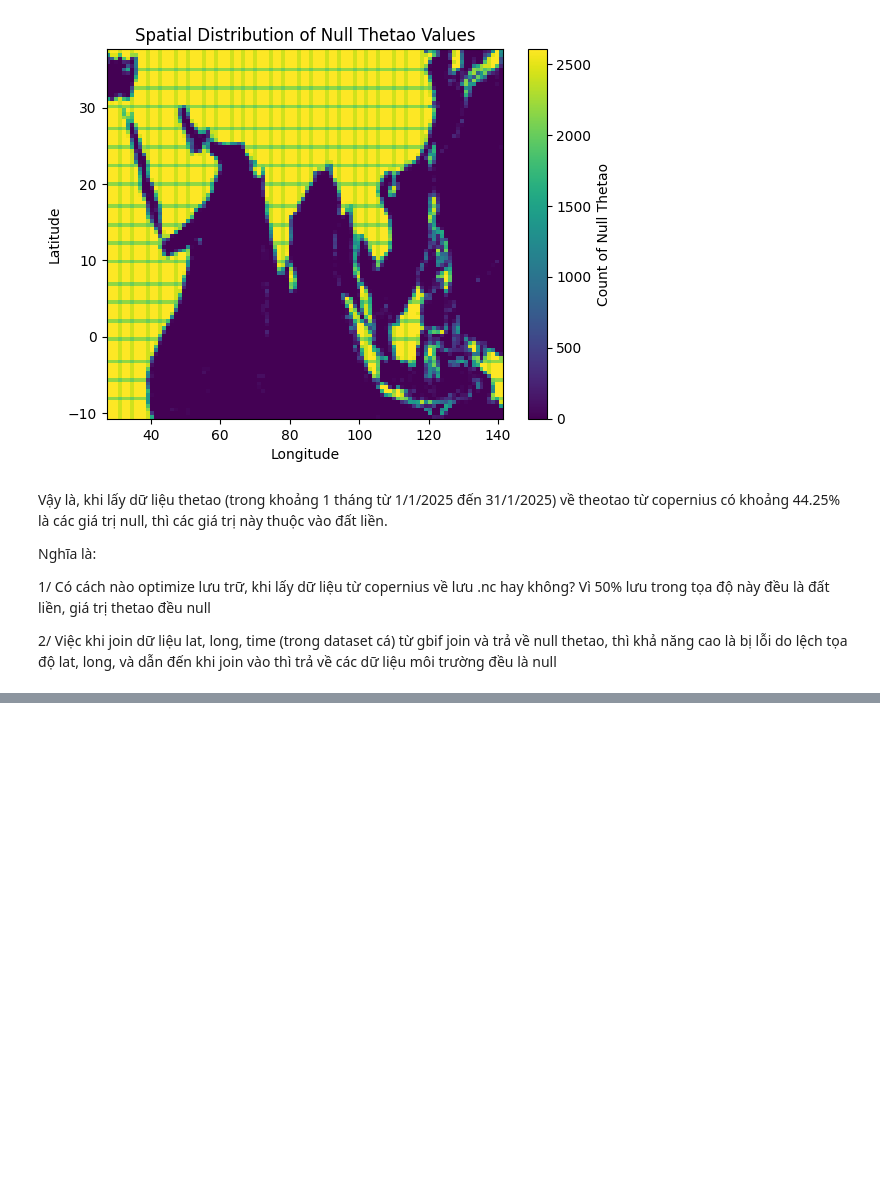
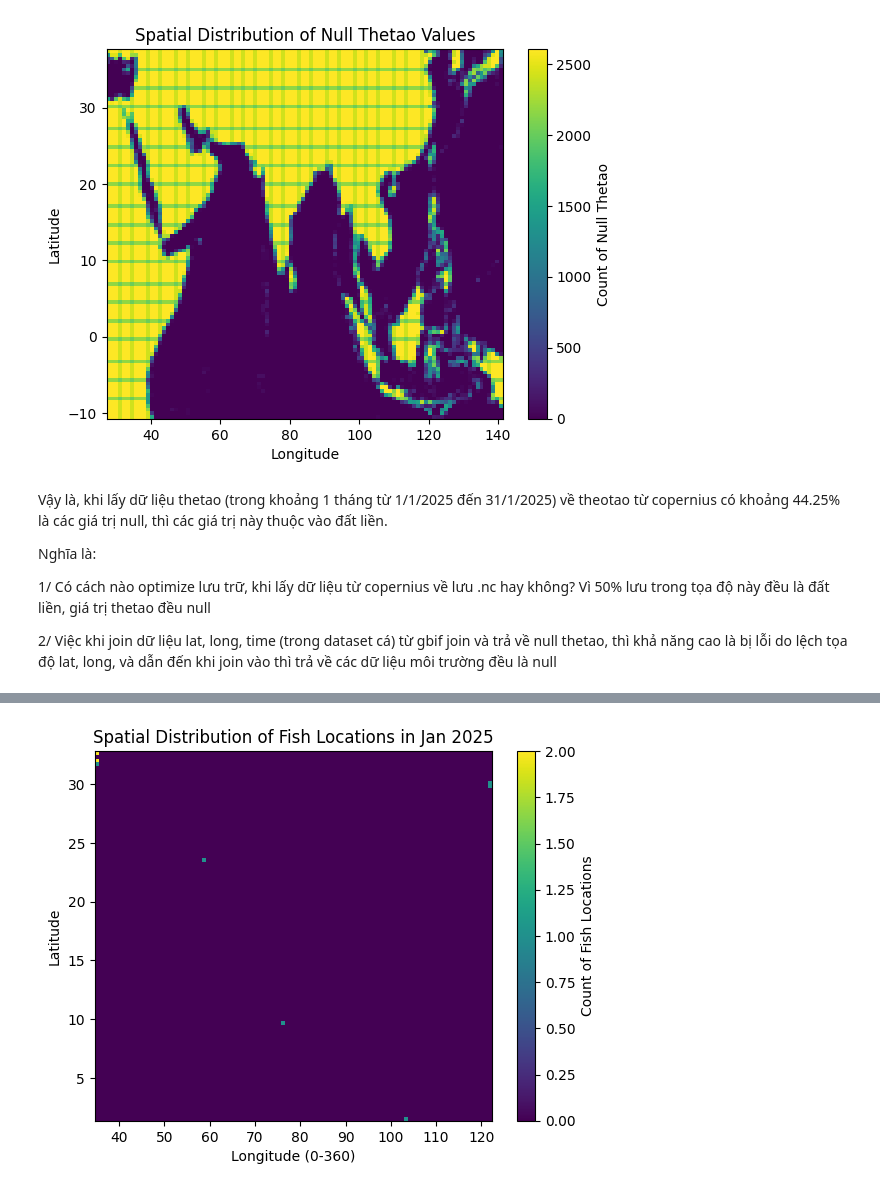
Before and after one commit to anhphuongnguyenquynh/marine-species-distribution-models-labs, a Jupyter notebook: notebook/env_data_thetao_exploration.ipynb, the cells around one changed output, grey strips where cells are left out. Drawn from its saved outputs; the diff is of its cells as text; code cells hidden in the pictures; blank space fills up the shorter version.

```diff
--- a/notebook/env_data_thetao_exploration.ipynb
+++ b/notebook/env_data_thetao_exploration.ipynb
@@ -83,0 +127,4 @@ Nghĩa là:
+# %%
+fish_2025_path = pd.read_csv("../dataset/gbif_five_species_asia_cleaned.csv")
+fish_2025_jan = fish_2025_path.loc[(fish_2025_path["year"]==2025) & (fish_2025_path["month"]==1)]
+print(fish_2025_jan.shape)
@@ -83,0 +160,5 @@ Nghĩa là:
+# %%
+# Convert Longitude from [-180, 180] to [0, 360]
+fish_2025_jan["Longitude_360"] = fish_2025_jan["decimalLongitude"] % 360
+
+print(fish_2025_jan.head(5))
@@ -83,0 +188,12 @@ Nghĩa là:
+# %%
+# Distribution of fish locations
+import matplotlib.pyplot as plt
+plt.figure()
+plt.hist2d(fish_2025_jan["Longitude_360"], fish_2025_jan["decimalLatitude"], bins=100)
+plt.colorbar(label="Count of Fish Locations")
+plt.xlabel("Longitude (0-360)")
+plt.ylabel("Latitude")
+plt.title("Spatial Distribution of Fish Locations in Jan 2025")
+plt.show()
+# %% [output]
+[figure, added]
```
Also changed, not shown: parts of 32 cells of this notebook, 2 other files.
